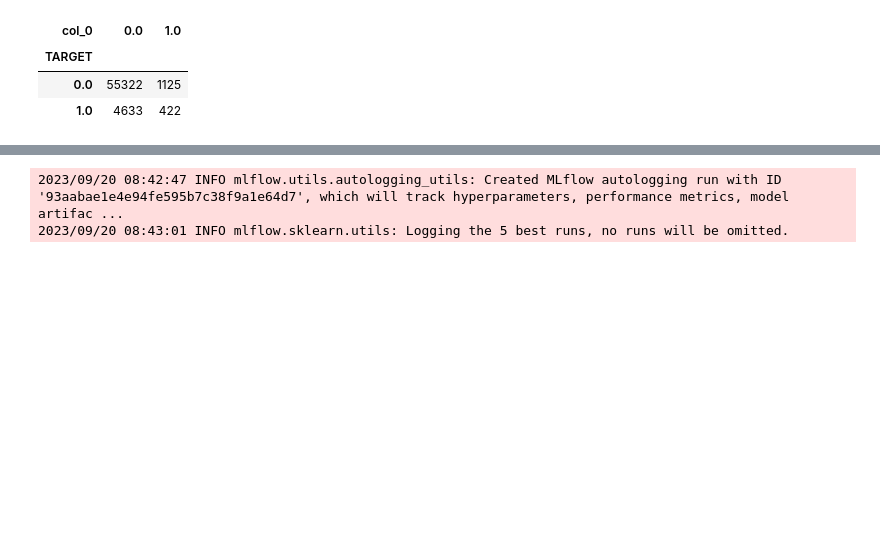
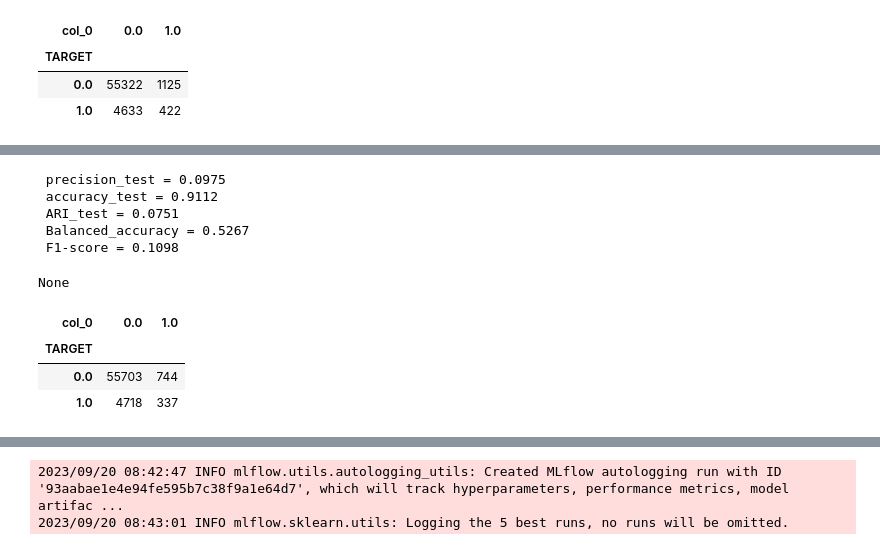
Before and after one commit to David-R-V/OC_modele_scoring, a Jupyter notebook: Projet 7.ipynb, the cells around one changed output, grey strips where cells are left out. Drawn from its saved outputs; the diff is of its cells as text; code cells hidden in the pictures; blank space fills up the shorter version.

```diff
--- a/Projet 7.ipynb
+++ b/Projet 7.ipynb
@@ -4278,0 +4481,17 @@ pd.crosstab(y_test_0,pred_gd_search5)
+# %%
+taille_sample=0.16
+id_random=np.array(random.sample(X_train_0.index.to_list(),round(taille_sample*X_train_0.shape[0])))
+
+ada_0_1 = AdaBoostClassifier(estimator=DecisionTreeClassifier(max_depth=5),
+                               algorithm='SAMME')
+
+X_train_temp,y_train_temp=X_train_100.loc[id_random], y_train_0.loc[id_random]
+ada_0_1.fit(X_train_temp,y_train_temp)
+
+y_pred_ada_0_1 = ada_0_1.predict(X_test_100)
+
+X_train_ada_0_1,y_train_ada_0_1=X_train_temp,y_train_temp
+
+display(scores(y_test_0,y_pred_ada_0_1),
+        pd.crosstab(y_test_0,y_pred_ada_0_1))
+# %% [output]
@@ -4278,0 +4499,10 @@ pd.crosstab(y_test_0,pred_gd_search5)
+ precision_test = 0.0975
+ accuracy_test = 0.9112
+ ARI_test = 0.0751
+ Balanced_accuracy = 0.5267
+ F1-score = 0.1098
+None
+| col_0 | 0.0 | 1.0 |
+| TARGET |  |  |
+| 0.0 | 55703 | 744 |
+| 1.0 | 4718 | 337 |
```
Also changed, not shown: parts of 73 cells of this notebook, 2 other files.
